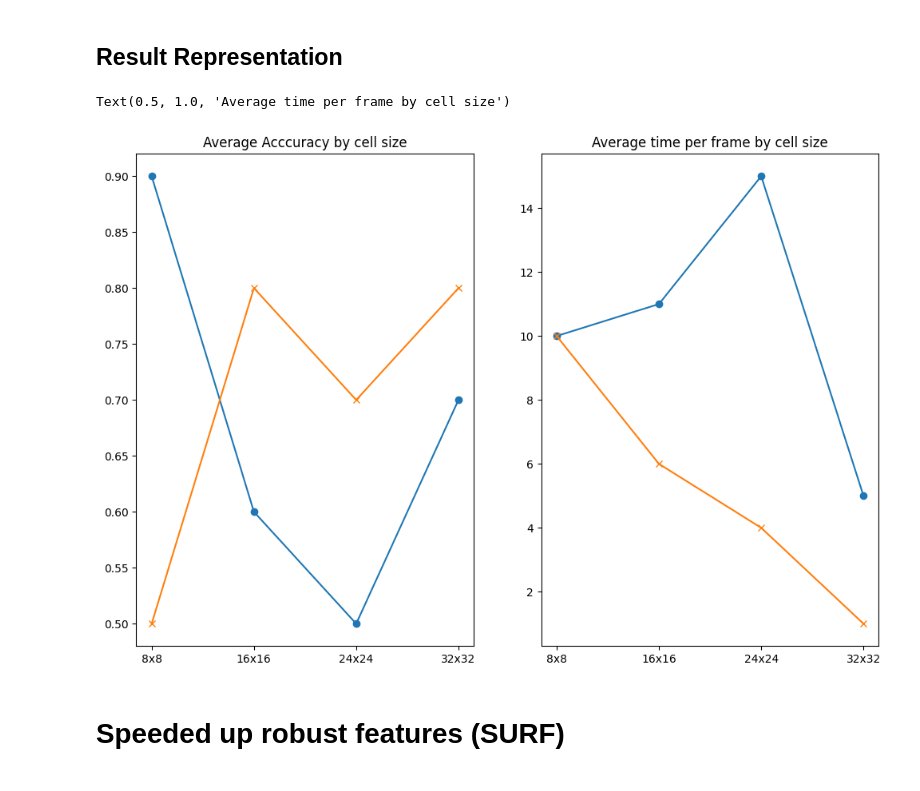
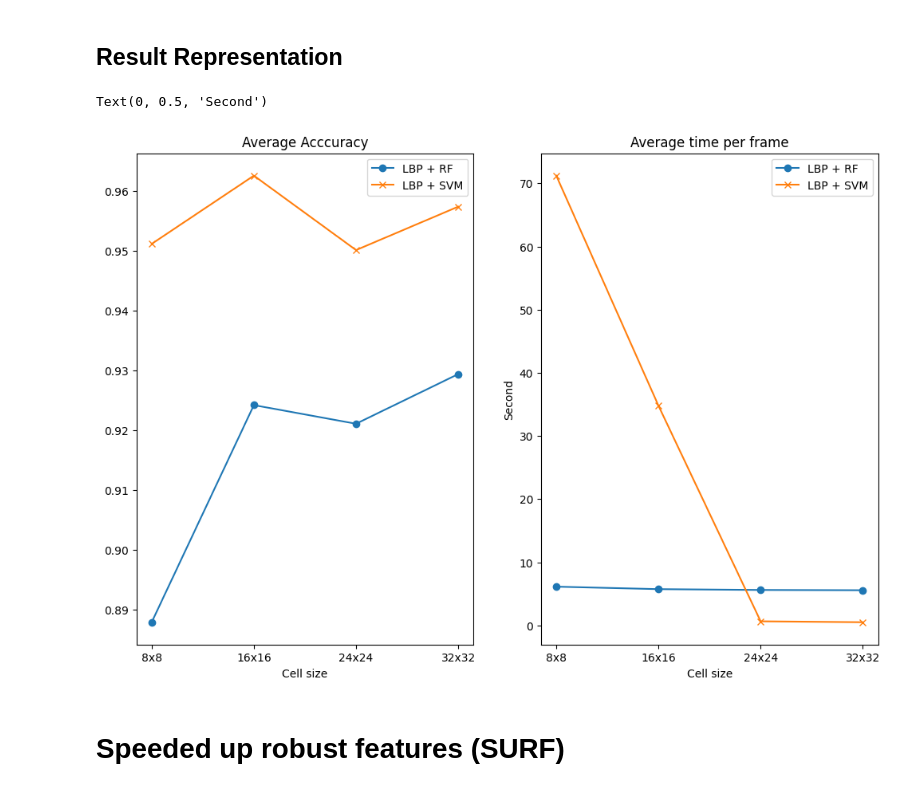
Before and after one commit to Anthony-D11/realtime-pedestrian-detection, a Jupyter notebook: main.ipynb, the cells around one changed output. Saved outputs shown, nothing was run; the diff lists cells and outputs as text; code cells hidden in the pictures.

```diff
--- a/main.ipynb
+++ b/main.ipynb
@@ -45,7 +45,7 @@ test_image_path = "./media/test_image.png"
 multi_object_image_path = "./media/multi_object_image.jpg"
 pedestrian_video_path = "./media/pedestrian_video.mp4"
 
-def features_available(name, dataset_name_list=['train', 'test', 'valid']):
+def features_available(name, dataset_name_list=['train', 'test']):
     for dataset_name in dataset_name_list:
         features_path = os.path.join(os.path.join(data_folder, 'extracted_features'), dataset_name)
         features_path = os.path.join(features_path, name + '_features.npy')
@@ -292,22 +292,24 @@ def tune_parameters(features_train, y_train):
     }
     rf = RandomForestClassifier(random_state=42)
 
-    gsc_rf = RandomizedSearchCV(rf, rf_params, cv = 5, scoring='accuracy', return_train_score=True)
+    gsc_rf = RandomizedSearchCV(rf, rf_params, cv = 5, scoring='accuracy', verbose=10, return_train_score=True)
     gsc_rf.fit(features_train, y_train)
     print(gsc_rf.best_score_)
+    print(gsc_rf.best_params_)
 
     # Construct SVM hyperparameters dictionary
     svm_params = {
-        'C': [0.1, 1, 10],
+        'C': [0.1, 1, 10, 100, 1000],
         'kernel': ['rbf', 'linear', 'poly', 'sigmoid'],
-        'gamma': ['scale', 'auto', 0.1]
+        'gamma': ['scale', 0.001, 0.01, 0.1]
     }
 
     svc = svm.SVC(random_state=42)
 
-    gsc_svm = RandomizedSearchCV(svc, svm_params, cv = 5, scoring='accuracy', return_train_score=True)
+    gsc_svm = RandomizedSearchCV(svc, svm_params, cv = 5, scoring='accuracy', verbose=10, return_train_score=True)
     gsc_svm.fit(features_train, y_train)
     print(gsc_svm.best_score_)
+    print(gsc_svm.best_params_)
 
     return gsc_rf.best_params_, gsc_svm.best_params_
 # %% [markdown]
@@ -926,21 +1238,35 @@ print(svc_lbp_best_parameters)
 # %%
 import matplotlib.pyplot as plt
 
 cell_sizes_text = ["8x8", "16x16", "24x24", "32x32"]
 
+# Gather information from the previous part
+# rf_lbp_accuracy = [0.8940809968847352, 0.9200415368639667, 0.9210799584631361, 0.9273104880581516]
+# svc_lbp_accuracy = [0.952232606438214, 0.9584631360332295, 0.9480789200415368, 0.9667705088265836]
+# rf_lbp_time_per_frame = [3.3570197343826296, 3.032025909423828, 2.1001630783081056, 3.1738659858703615]
+# svc_lbp_time_per_frame = [33.665821766853334, 7.0246189594268795, 1.2264696598052978, 3.338603639602661]
+# [0.8878504672897196, 0.9241952232606438, 0.9210799584631361, 0.9293873312564901]
+# [0.9511941848390446, 0.9626168224299065, 0.9501557632398754, 0.9574247144340602]
+# [6.1056067705154415, 5.4052276611328125, 5.370599365234375, 5.3659423112869264]
+# [69.78370332717896, 28.498986697196962, 0.656060791015625, 0.5166350603103638]
+
+
 fig, (ax1, ax2) = plt.subplots(1, 2, figsize=(12, 8))
 ax1.plot(cell_sizes_text, rf_lbp_accuracy, marker='o', label='LBP + RF')
 ax1.plot(cell_sizes_text, svc_lbp_accuracy, marker='x', label='LBP + SVM')
 ax1.legend(loc='upper right')
-ax1.set_title('Average Acccuracy by cell size')
+ax1.set_title('Average Acccuracy')
+ax1.set_xlabel('Cell size')
 
 ax2.plot(cell_sizes_text, rf_lbp_time_per_frame, marker='o', label='LBP + RF')
 ax2.plot(cell_sizes_text, svc_lbp_time_per_frame, marker='x', label='LBP + SVM')
 ax2.legend(loc='upper right')
-ax2.set_title('Average time per frame by cell size')
+ax2.set_title('Average time per frame')
+ax2.set_xlabel('Cell size')
+ax2.set_ylabel('Second')
 # %% [output]
-Text(0.5, 1.0, 'Average time per frame by cell size')
+Text(0, 0.5, 'Second')
-[figure, old version]
+[figure, new version]
 # %% [markdown]
 # Speeded up robust features (SURF)
 # %% [markdown]
```
Also changed, not shown: parts of 15 cells of this notebook, 1 other file.
